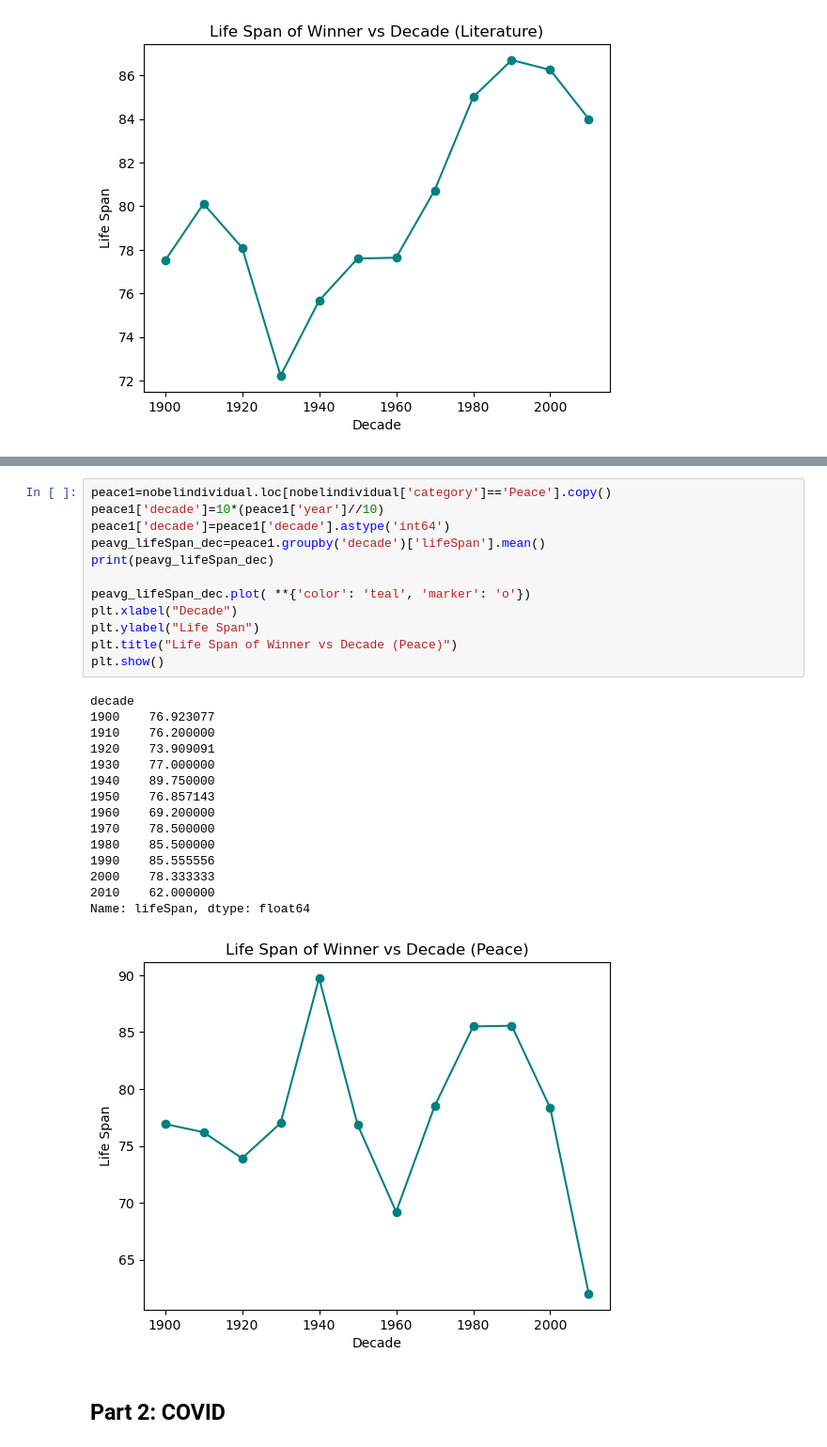
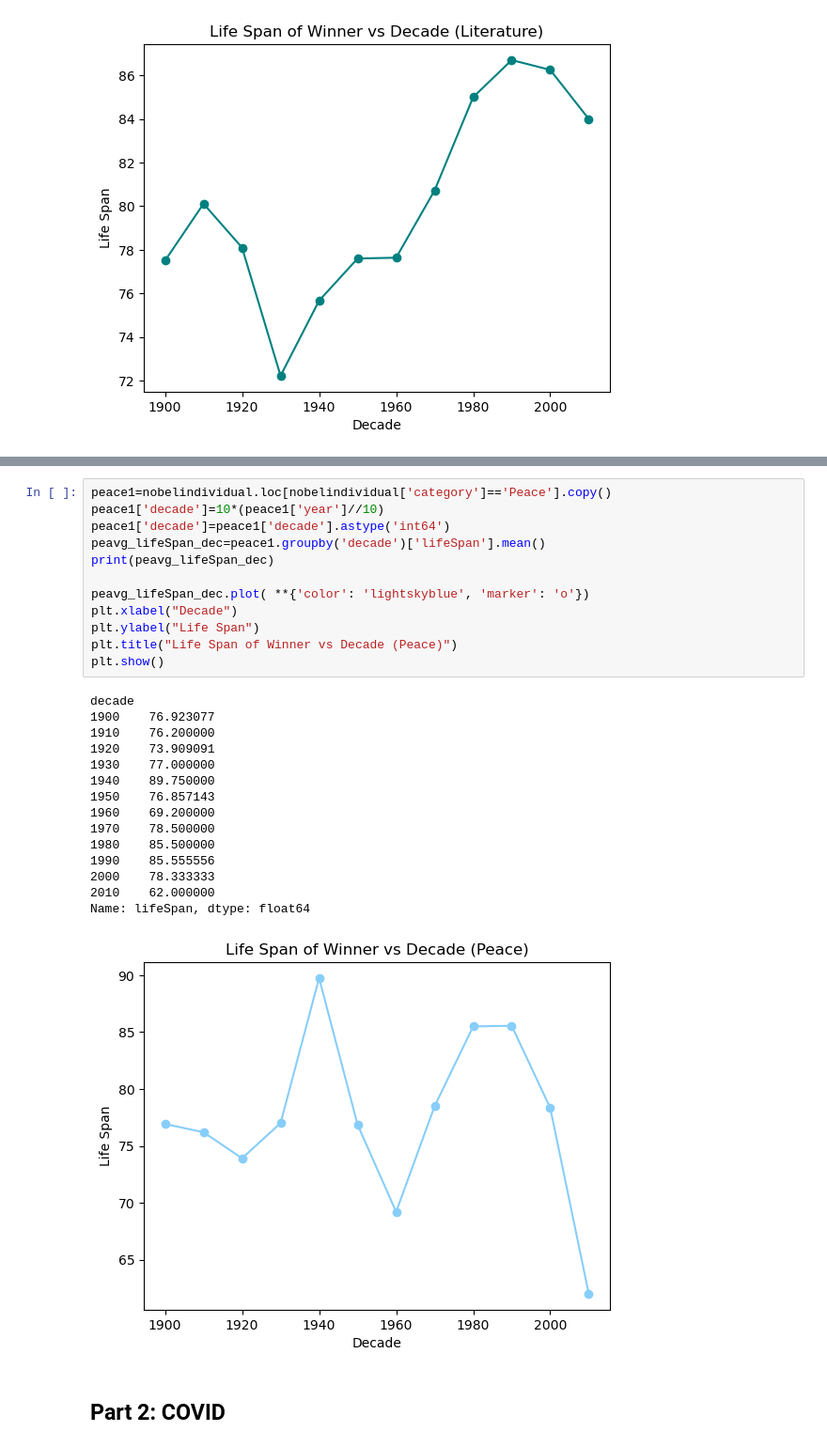
Before and after one commit to elaine-tao/COMM-337-Group-Project-1, a Jupyter notebook: Group Project 1.ipynb, the cells around one changed output, grey strips where cells are left out. Shown at 94% size. Saved outputs shown, nothing was run; the diff lists cells and outputs as text.

```diff
--- a/Group Project 1.ipynb
+++ b/Group Project 1.ipynb
@@ -592,31 +605,31 @@ Name: lifeSpan, dtype: float64
 # %%
 peace1=nobelindividual.loc[nobelindividual['category']=='Peace'].copy()
 peace1['decade']=10*(peace1['year']//10)
 peace1['decade']=peace1['decade'].astype('int64')
 peavg_lifeSpan_dec=peace1.groupby('decade')['lifeSpan'].mean()
 print(peavg_lifeSpan_dec)
 
-peavg_lifeSpan_dec.plot( **{'color': 'teal', 'marker': 'o'})
+peavg_lifeSpan_dec.plot( **{'color': 'lightskyblue', 'marker': 'o'})
 plt.xlabel("Decade")
 plt.ylabel("Life Span")
 plt.title("Life Span of Winner vs Decade (Peace)")
 plt.show()
 # %% [output]
 decade
 1900    76.923077
 1910    76.200000
 1920    73.909091
 1930    77.000000
 1940    89.750000
 1950    76.857143
 1960    69.200000
 1970    78.500000
 1980    85.500000
 1990    85.555556
 2000    78.333333
 2010    62.000000
 Name: lifeSpan, dtype: float64
-[figure, old version]
+[figure, new version]
 # %% [markdown]
 ## Part 2: COVID
 # %%
```
Also changed, not shown: parts of 23 cells of this notebook.
